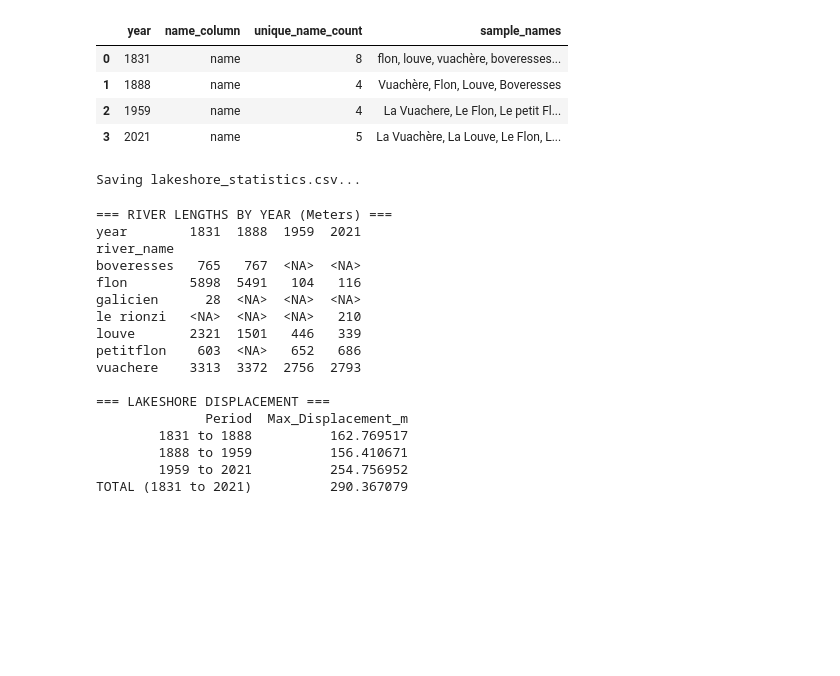
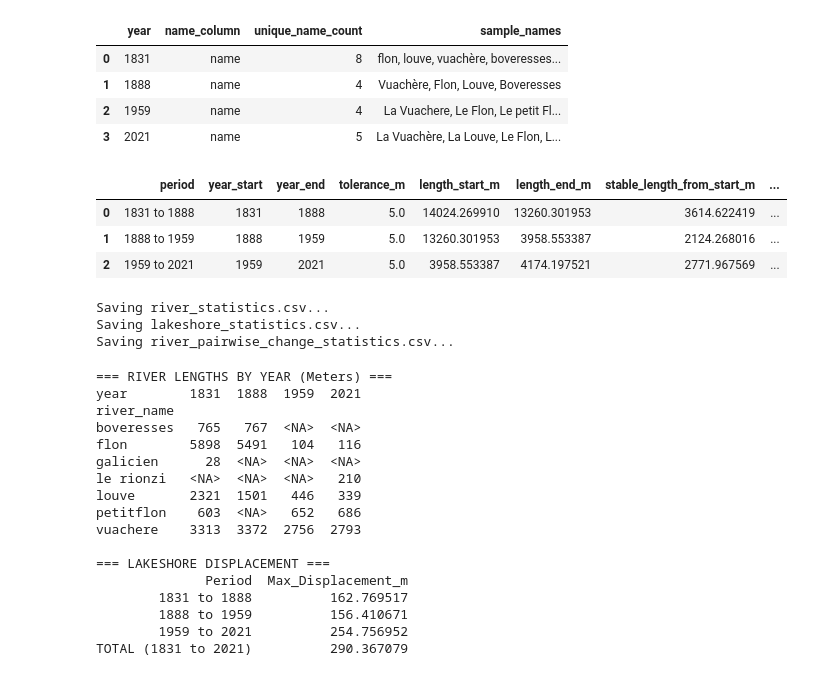
Before and after one commit to smikulas/time-machine, a Jupyter notebook: stat_analysis/stat.ipynb, the cells around one changed output. Saved outputs shown, nothing was run; the diff lists cells and outputs as text; code cells hidden in the pictures; blank space fills up the shorter version.

```diff
--- a/stat_analysis/stat.ipynb
+++ b/stat_analysis/stat.ipynb
@@ -419,6 +520,23 @@ else:
 | 1 | 1888 | name | 4 | Vuachère, Flon, Louve, Boveresses |
 | 2 | 1959 | name | 4 | La Vuachere, Le Flon, Le petit Fl... |
 | 3 | 2021 | name | 5 | La Vuachère, La Louve, Le Flon, L... |
+# %%
+## Pairwise river change between consecutive years
+
+pairwise_change_df, pair_maps = build_pairwise_river_change(
+    river_layers=river_layers,
+    tolerance_m=CHANGE_TOLERANCE_M,
+)
+
+if pairwise_change_df is not None:
+    display(pairwise_change_df)
+else:
+    print("No pairwise river comparisons available.")
+# %% [output]
+|  | period | year_start | year_end | tolerance_m | length_start_m | length_end_m | stable_length_from_start_m | ... |
+| 0 | 1831 to 1888 | 1831 | 1888 | 5.0 | 14024.269910 | 13260.301953 | 3614.622419 | ... |
+| 1 | 1888 to 1959 | 1888 | 1959 | 5.0 | 13260.301953 | 3958.553387 | 2124.268016 | ... |
+| 2 | 1959 to 2021 | 1959 | 2021 | 5.0 | 3958.553387 | 4174.197521 | 2771.967569 | ... |
 # %%
 # Lakeshore statistics
 
@@ -432,9 +550,12 @@ lake_stats, df_lake = build_lake_statistics(
 save_outputs(
     pivot_rivers=pivot_rivers,
     df_lake=df_lake,
+    pairwise_df=pairwise_change_df,
 )
 # %% [output]
+Saving river_statistics.csv...
 Saving lakeshore_statistics.csv...
+Saving river_pairwise_change_statistics.csv...
 # %%
 # Prepare display table
 
```
Also changed, not shown: parts of 3 cells of this notebook, 1 other file.
